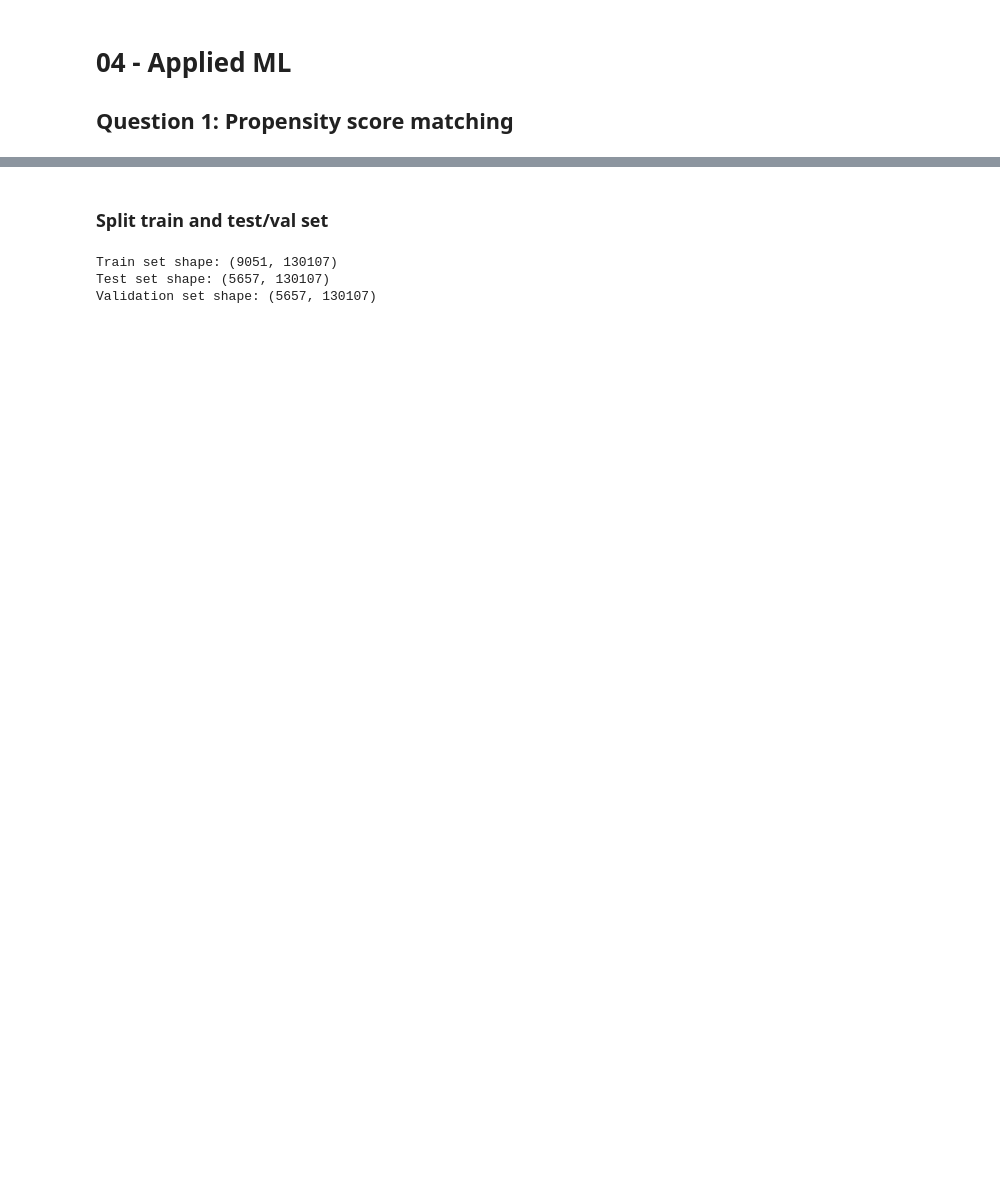
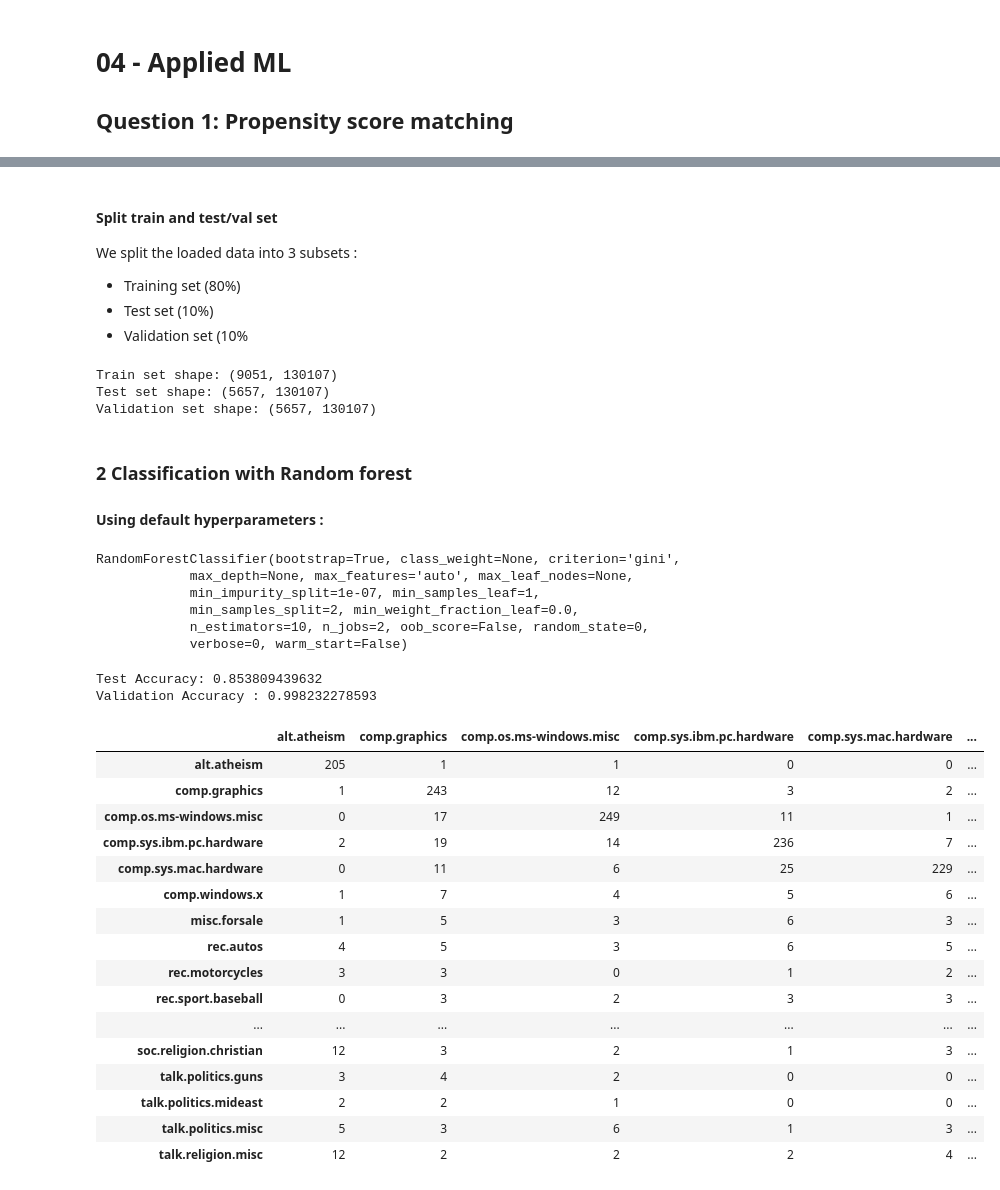
Before and after one commit to Coac/epfl-ada, a Jupyter notebook: 04 - Applied ML/Homework 4.ipynb, the cells around one changed output, grey strips where cells are left out. Drawn from its saved outputs; the diff is of its cells as text; code cells hidden in the pictures; blank space fills up the shorter version.

Commit message:
Ex4 Start q2

```diff
--- a/04 - Applied ML/Homework 4.ipynb
+++ b/04 - Applied ML/Homework 4.ipynb
@@ -20,3 +35,12 @@ Downloading dataset from http://people.csail.mit.edu/jrennie/20Newsgroups/20news
 from sklearn.feature_extraction.text import TfidfVectorizer
 vectorizer = TfidfVectorizer()
 vectors = vectorizer.fit_transform(newsgroups_train.data)
+# %%
+# We will print only the first rows
+data_to_print = vectors.data[0:5]
+target_to_print = newsgroups_train.target[0:5]
+
+# Make a pandas dataframe from sklearn dataset
+df = pd.DataFrame(np.c_[data_to_print, target_to_print], columns= np.append("TF-IDF", "Category"))
+df.Category = df.Category.map(lambda cat_index: newsgroups_train.target_names[int(cat_index)])
+df.head()
@@ -23,5 +54,9 @@ vectors = vectorizer.fit_transform(newsgroups_train.data)
 # %% [markdown]
-### Split train and test/val set
+#### Split train and test/val set
+We split the loaded data into 3 subsets :
+- Training set (80%)
+- Test set (10%)
+- Validation set (10%
 # %%
 from sklearn.model_selection import train_test_split
 
@@ -35,3 +70,64 @@ print("Validation set shape:", X_val.shape)
 Train set shape: (9051, 130107)
 Test set shape: (5657, 130107)
 Validation set shape: (5657, 130107)
+# %% [markdown]
+### 2 Classification with Random forest
+
+#### Using default hyperparameters :
+# %%
+from sklearn.ensemble import RandomForestClassifier
+from sklearn.metrics import accuracy_score
+from sklearn.metrics import confusion_matrix
+
+clf = RandomForestClassifier(n_jobs=2, random_state=0)
+clf.fit(X_train, y_train)
+# %% [output]
+RandomForestClassifier(bootstrap=True, class_weight=None, criterion='gini',
+            max_depth=None, max_features='auto', max_leaf_nodes=None,
+            min_impurity_split=1e-07, min_samples_leaf=1,
+            min_samples_split=2, min_weight_fraction_leaf=0.0,
+            n_estimators=10, n_jobs=2, oob_score=False, random_state=0,
+            verbose=0, warm_start=False)
+# %%
+preds = clf.predict(X_test)
+# %%
+print("Test Accuracy:", accuracy_score(y_test, preds))
+print("Validation Accuracy :", accuracy_score(y_val, clf.predict(X_val)))
+# %% [output]
+Test Accuracy: 0.853809439632
+Validation Accuracy : 0.998232278593
+# %%
+# https://gist.github.com/nickynicolson/202fe765c99af49acb20ea9f77b6255e
+# Convert a sklearn confusion matrix output to an elegant dataframe
+def cm2df(cm, labels):
+    df = pd.DataFrame()
+    # rows
+    for i, row_label in enumerate(labels):
+        rowdata={}
+        # columns
+        for j, col_label in enumerate(labels):
+            rowdata[col_label]=cm[i,j]
+        df = df.append(pd.DataFrame.from_dict({row_label:rowdata}, orient='index'))
+    return df[labels]
+
+
+confusion_matrix_df = cm2df(confusion_matrix(y_test, preds), newsgroups_train.target_names)
+confusion_matrix_df
+# %% [output]
+|  | alt.atheism | comp.graphics | comp.os.ms-windows.misc | comp.sys.ibm.pc.hardware | comp.sys.mac.hardware | ... |
+| alt.atheism | 205 | 1 | 1 | 0 | 0 | ... |
+| comp.graphics | 1 | 243 | 12 | 3 | 2 | ... |
+| comp.os.ms-windows.misc | 0 | 17 | 249 | 11 | 1 | ... |
+| comp.sys.ibm.pc.hardware | 2 | 19 | 14 | 236 | 7 | ... |
+| comp.sys.mac.hardware | 0 | 11 | 6 | 25 | 229 | ... |
+| comp.windows.x | 1 | 7 | 4 | 5 | 6 | ... |
+| misc.forsale | 1 | 5 | 3 | 6 | 3 | ... |
+| rec.autos | 4 | 5 | 3 | 6 | 5 | ... |
+| rec.motorcycles | 3 | 3 | 0 | 1 | 2 | ... |
+| rec.sport.baseball | 0 | 3 | 2 | 3 | 3 | ... |
+| ... | ... | ... | ... | ... | ... | ... |
+| soc.religion.christian | 12 | 3 | 2 | 1 | 3 | ... |
+| talk.politics.guns | 3 | 4 | 2 | 0 | 0 | ... |
+| talk.politics.mideast | 2 | 2 | 1 | 0 | 0 | ... |
+| talk.politics.misc | 5 | 3 | 6 | 1 | 3 | ... |
+| talk.religion.misc | 12 | 2 | 2 | 2 | 4 | ... |
```
Also changed, not shown: parts of 11 cells of this notebook.
